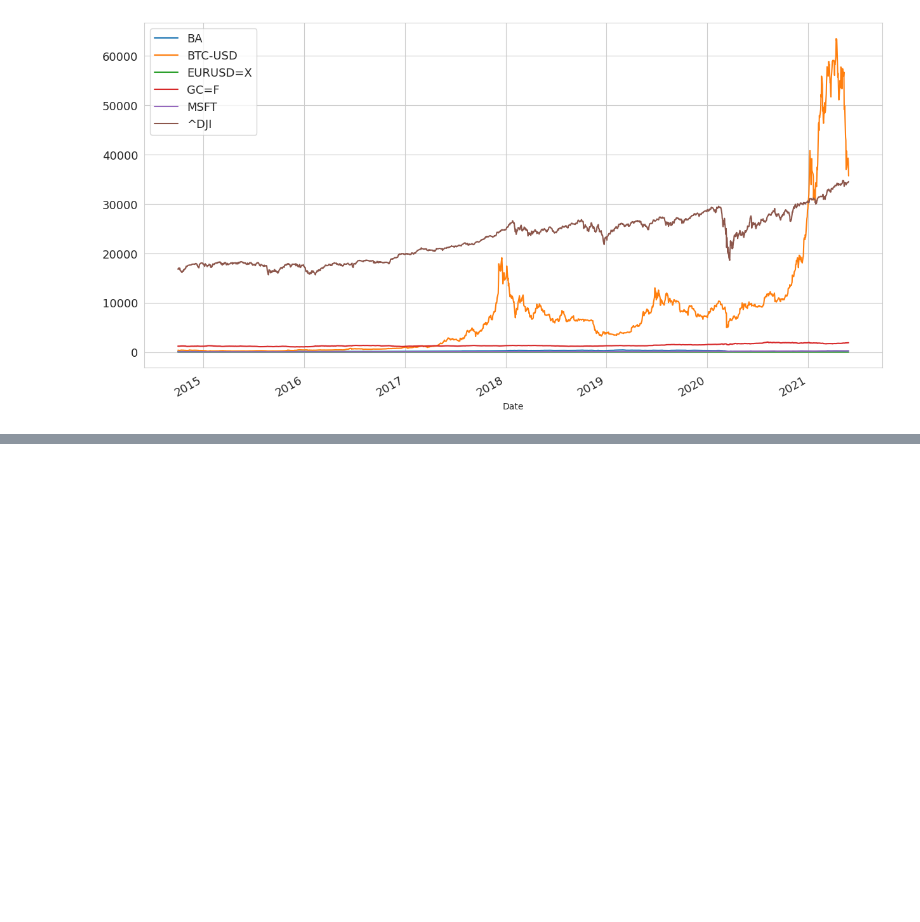
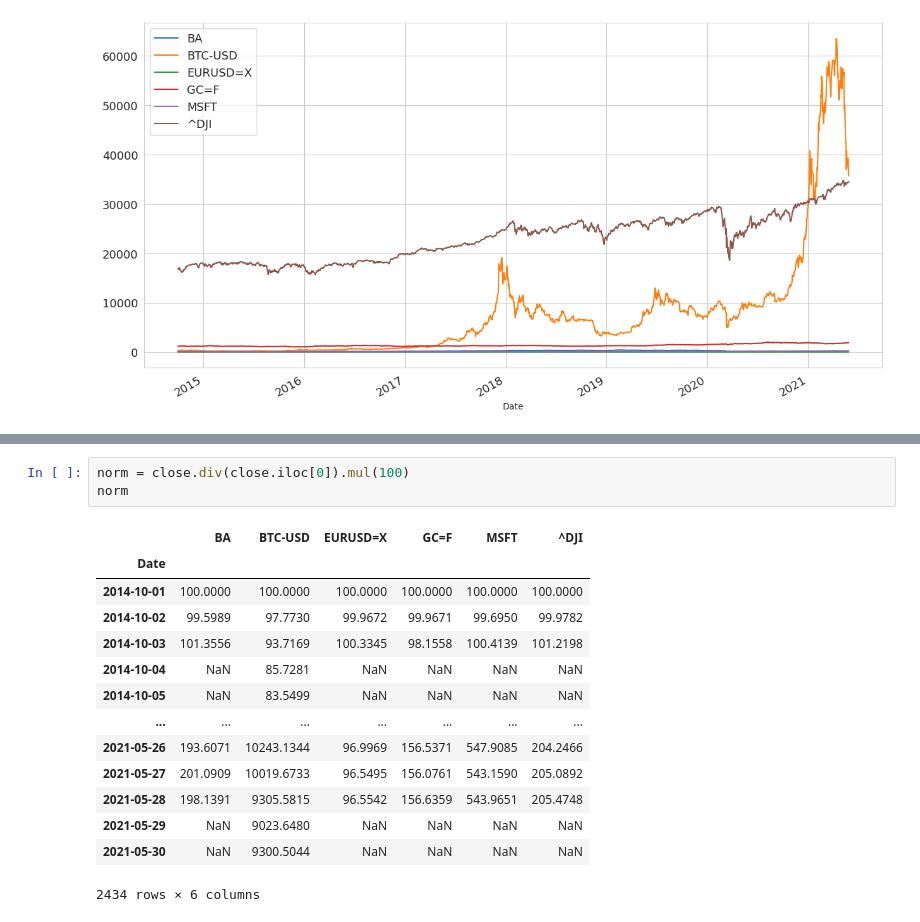
Before and after one commit to taylor009/Pandas-Overview, a Jupyter notebook: inspectAndVisualization.ipynb, the cells around one changed output, grey strips where cells are left out. Saved outputs shown, nothing was run; the diff lists cells and outputs as text; blank space fills up the shorter version.

```diff
--- a/inspectAndVisualization.ipynb
+++ b/inspectAndVisualization.ipynb
@@ -175,0 +227,18 @@ plt.show()
+# %%
+norm = close.div(close.iloc[0]).mul(100)
+norm
+# %% [output]
+|  | BA | BTC-USD | EURUSD=X | GC=F | MSFT | ^DJI |
+| Date |  |  |  |  |  |  |
+| 2014-10-01 | 100.0000 | 100.0000 | 100.0000 | 100.0000 | 100.0000 | 100.0000 |
+| 2014-10-02 | 99.5989 | 97.7730 | 99.9672 | 99.9671 | 99.6950 | 99.9782 |
+| 2014-10-03 | 101.3556 | 93.7169 | 100.3345 | 98.1558 | 100.4139 | 101.2198 |
+| 2014-10-04 | NaN | 85.7281 | NaN | NaN | NaN | NaN |
+| 2014-10-05 | NaN | 83.5499 | NaN | NaN | NaN | NaN |
+| ... | ... | ... | ... | ... | ... | ... |
+| 2021-05-26 | 193.6071 | 10243.1344 | 96.9969 | 156.5371 | 547.9085 | 204.2466 |
+| 2021-05-27 | 201.0909 | 10019.6733 | 96.5495 | 156.0761 | 543.1590 | 205.0892 |
+| 2021-05-28 | 198.1391 | 9305.5815 | 96.5542 | 156.6359 | 543.9651 | 205.4748 |
+| 2021-05-29 | NaN | 9023.6480 | NaN | NaN | NaN | NaN |
+| 2021-05-30 | NaN | 9300.5044 | NaN | NaN | NaN | NaN |
+2434 rows × 6 columns
```
Also changed, not shown: parts of 7 cells of this notebook.
